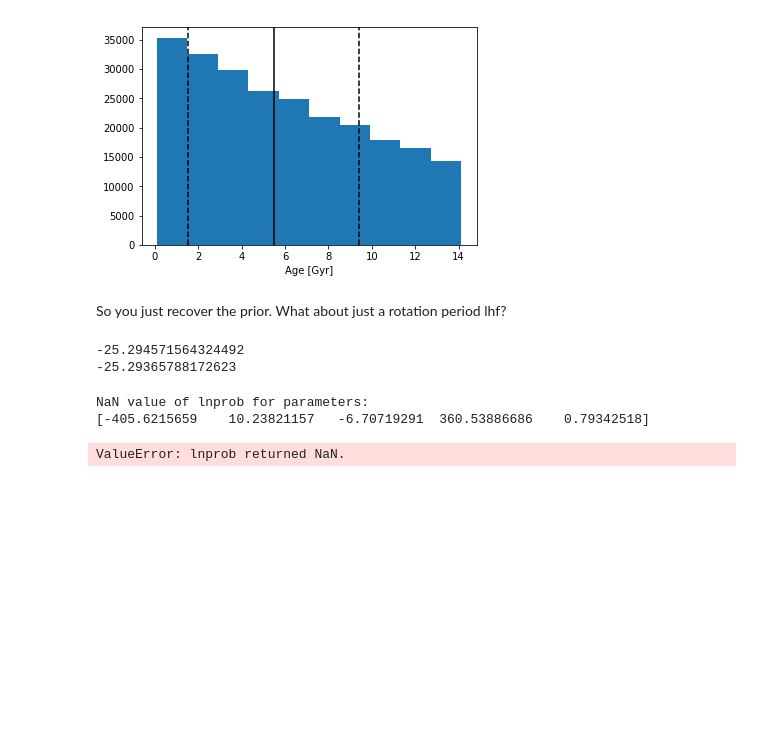
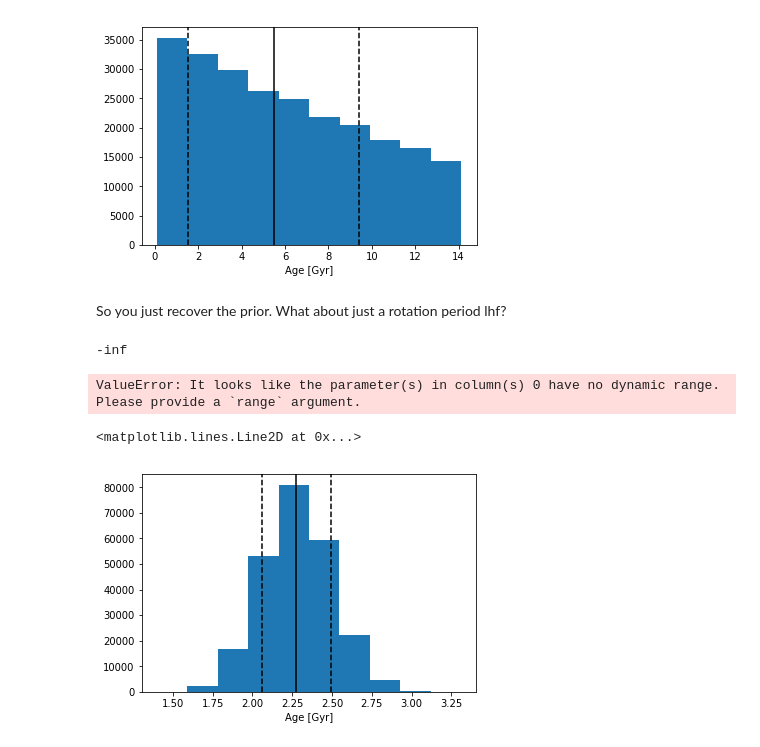
Before and after one commit to RuthAngus/stardate, a Jupyter notebook: age_inference.ipynb, the cells around one changed output. Cells and saved outputs as stored; diff of their text form; code cells hidden in the pictures; blank space fills up the shorter version.

```diff
--- a/age_inference.ipynb
+++ b/age_inference.ipynb
@@ -129,11 +129,18 @@ def lnprior(params):
 
     # Uniform prior on extinction.
     mAv = (0 <= params[4]) * (params[4] < 1)  # Prior on A_v
+    mAv = mAv == 1
 
     # Uniform prior on mass
     m = (-20 < params[0]) * (params[0]) < 20  # Broad bounds on mass.
 
-    if mAv and m:
+    #print("age", params[0], age_prior)
+    #print("mass", params[1], m)
+    #print("feh", params[2], feh_prior)
+    #print("distance", params[3], distance_prior)
+    #print("extinction", params[4], mAv)
+
+    if mAv and m and np.isfinite(age_prior) and np.isfinite(distance_prior):
         return age_prior + feh_prior + distance_prior
 
     else:
@@ -152,32 +159,25 @@ def lnprob_iso_only(lnparams, *args):
     return mod.lnlike(params) + lnprior(lnparams)
 
 
-def lnprob_gyro_only(lnparams, *args):
-    """
-    The log-probability if you don't want to include any rotation period information.
-    """
-    # Transform mass and distance back to linear.
-    params = lnparams*1
-    params[0] = np.exp(lnparams[0])
-    params[3] = np.exp(lnparams[3])
-    mod, period, period_err, bv = args
-
-    gyro_lnlike = -.5*((period - gyro_model(params[1], bv)) /period_err)**2
-    print(gyro_lnlike, lnprior(lnparams))
-    return gyro_lnlike + lnprior(lnparams)
-
-
 def lnprob(lnparams, *args):
     # Transform mass and distance back to linear.
     params = lnparams*1
     params[0] = np.exp(lnparams[0])
     params[3] = np.exp(lnparams[3])
 
-    mod, period, period_err, bv = args
+    mod, period, period_err, bv, gyro_only, iso_only = args
 
-    gyro_lnlike = -.5*((period - gyro_model(params[1], bv)) /period_err)**2
+    if not iso_only:
+        gyro_lnlike = -.5*((period - gyro_model(params[1], bv)) /period_err)**2
 
-    return mod.lnlike(params) + gyro_lnlike + lnprior(lnparams)
+    if gyro_only:
+        return gyro_lnlike + lnprior(lnparams)
+
+    elif iso_only:
+        return mod.lnlike(params) + lnprior(lnparams)
+
+    else:
+        return mod.lnlike(params) + gyro_lnlike + lnprior(lnparams)
 # %% [markdown]
 Test the lnprob (you have to 'unstar' args above for this to work. Put it back for the next cell, though)
 # %%
@@ -287,11 +301,12 @@ So you just recover the prior. What about just a rotation period lhf?
 # Test the lhf
 args = [mod, df.period.values[i], .5*(df.period_errm.values[i] + df.period_errp.values[i]),
         df.BV_color.values[i]]
-print(lnprob_gyro_only(p_init, args))
-print(lnprob_gyro_only(p_init + np.random.randn(ndim)*1e-4, args))
+
+#print(lnprob_gyro_only(p_init, args))
+#print(lnprob_gyro_only(p_init + np.random.randn(ndim)*1e-4, args))
+print(lnprob_gyro_only([-405.6215659, 10.23821157, -6.70719291, 360.53886680, 0.79342518], args))
 # %% [output]
--25.294571564324492
--25.29365788172623
+-inf
 # %%
 # Run MCMC
 p0 = [p_init + np.random.randn(ndim)*1e-4 for i in range(nwalkers)]
@@ -305,8 +320,16 @@ samples = sampler.flatchain
 samples[:, 0] = np.exp(sampler.flatchain[:, 0])
 samples[:, 3] = np.exp(sampler.flatchain[:, 3])
 
-corner.corner(samples, labels=["mass [M_sun]", "log10(age [yr])", "[Fe/H]", "distance [pc]", "A_v"])
+#corner.corner(samples, labels=["mass [M_sun]", "log10(age [yr])", "[Fe/H]", "distance [pc]", "A_v"])
 # %% [output]
-NaN value of lnprob for parameters:
-[-405.6215659    10.23821157   -6.70719291  360.53886686    0.79342518]
+ValueError: It looks like the parameter(s) in column(s) 0 have no dynamic range. Please provide a `range` argument.
-ValueError: lnprob returned NaN.
+# %%
+age_gyr = 10**samples[:, 1]*1e-9
+plt.hist(age_gyr)
+plt.xlabel("Age [Gyr]")
+plt.axvline(np.median(age_gyr), color="k")
+plt.axvline(np.median(age_gyr)-np.std(age_gyr), color="k", linestyle="--")
+plt.axvline(np.median(age_gyr)+np.std(age_gyr), color="k", linestyle="--")
+# %% [output]
+<matplotlib.lines.Line2D at 0x...>
+[figure, added]
```
Also changed, not shown: parts of 11 cells of this notebook.
